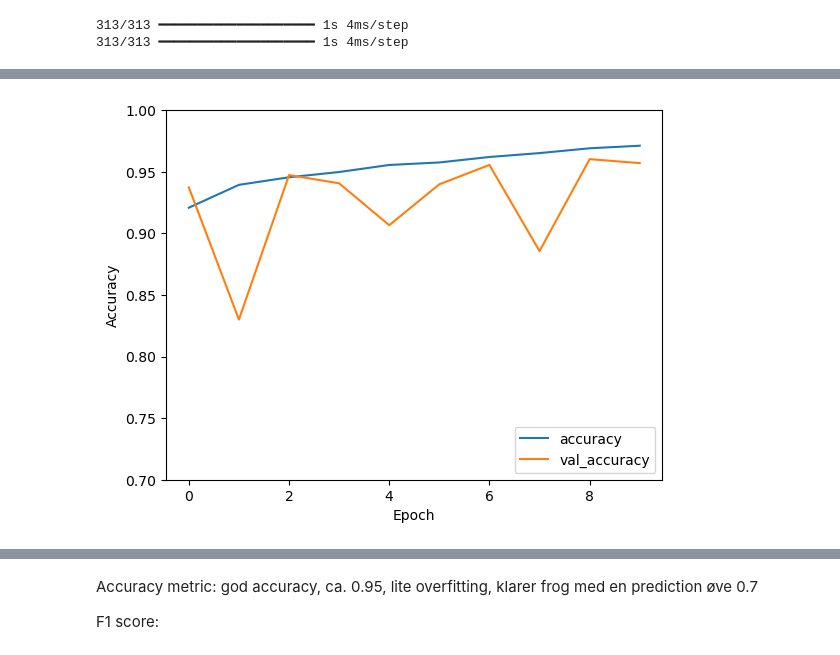
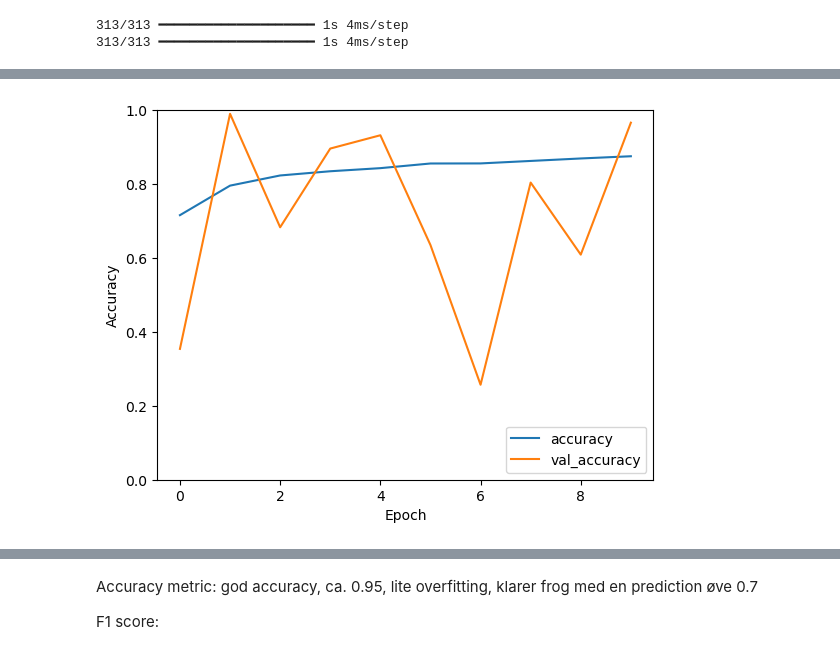
Before and after one commit to ellrub/Info284, a Jupyter notebook: cnn_dha_2.ipynb, the cells around one changed output, grey strips where cells are left out. Cells and saved outputs as stored; diff of their text form; code cells hidden in the pictures.

```diff
--- a/cnn_dha_2.ipynb
+++ b/cnn_dha_2.ipynb
@@ -25,10 +31,39 @@ for n in range(len(y_test)):
         y_test[n] = [1]
     else:
         y_test[n] = [0]
+# %%
+x_tr_frog = []
+y_tr_frog = []
+for n in range(len(y_train)):
+    if y_train[n] == [1]:
+        x_tr_frog.append(x_train[n])
+        y_tr_frog.append([1])
+
+for n in range(len(y_train)):
+    if len(x_tr_frog) < 10000:
+        x_tr_frog.append(x_train[n])
+        y_tr_frog.append([0])
+
+x_te_frog = []
+y_te_frog = []
+for n in range(len(y_test)):
+    if y_test[n] == [1]:
+        x_te_frog.append(x_test[n])
+        y_te_frog.append([1])
+
+for n in range(len(y_test)):
+    if len(x_te_frog) < 1000:
+        x_te_frog.append(x_test[n])
+        y_te_frog.append([0])
+
+x_tr_frog = np.array(x_tr_frog)
+y_tr_frog = np.array(y_tr_frog)
+x_te_frog = np.array(x_te_frog)
+y_te_frog = np.array(y_te_frog)
 # %%
 from tensorflow.keras import callbacks
 
-def make_model(metric):
+def make_model(metric, x_train, y_train, x_val, y_val):
     with tf.device('/GPU:0'):
         model = models.Sequential()
         model.add(layers.Conv2D(32, (3, 3), activation='relu', input_shape=(32, 32, 3)))
@@ -58,15 +93,19 @@ def make_model(metric):
             y_train,
             batch_size = 32,
             epochs = 10,
-            validation_data = (x_test, y_test),
+            validation_data = (x_val, y_val),
             callbacks = [early_stopping]
         )
         return history, model
 # %%
-acc_history, acc_model = make_model('accuracy')
+acc_history, acc_model = make_model('accuracy', x_tr_frog, y_tr_frog, x_te_frog, y_te_frog)
 
 low_th, medium_th, high_th = 0.25, 0.5, 0.75
 
-f1_history, f1_model = make_model(F1Score(threshold=medium_th, average='micro'))
+f1_low_history, f1_low_model = make_model(F1Score(threshold=low_th, average='micro'), x_tr_frog, y_tr_frog, x_te_frog, y_te_frog)
+
+f1_med_history, f1_med_model = make_model(F1Score(threshold=medium_th, average='micro'), x_tr_frog, y_tr_frog, x_te_frog, y_te_frog)
+
+f1_hi_history, f1_hi_model = make_model(F1Score(threshold=high_th, average='micro'), x_tr_frog, y_tr_frog, x_te_frog, y_te_frog)
 # %% [output]
 Epoch 1/10
@@ -120,7 +168,7 @@ plt.plot(acc_history.history['accuracy'], label='accuracy')
 plt.plot(acc_history.history['val_accuracy'], label = 'val_accuracy')
 plt.xlabel('Epoch')
 plt.ylabel('Accuracy')
-plt.ylim([0.7, 1])
+plt.ylim([0.0, 1])
 plt.legend(loc='lower right')
 
 test_loss, test_acc = acc_model.evaluate(x_test, y_test, verbose=2)
@@ -129,4 +177,4 @@ test_loss, test_acc = acc_model.evaluate(x_test, y_test, verbose=2)
-[figure, old version]
+[figure, new version]
 # %%
 plt.plot(f1_history.history['f1_score'], label='f1_score')
 plt.plot(f1_history.history['val_f1_score'], label = 'val_f1_score')
```
Also changed, not shown: parts of 7 cells of this notebook, 1 other file.
